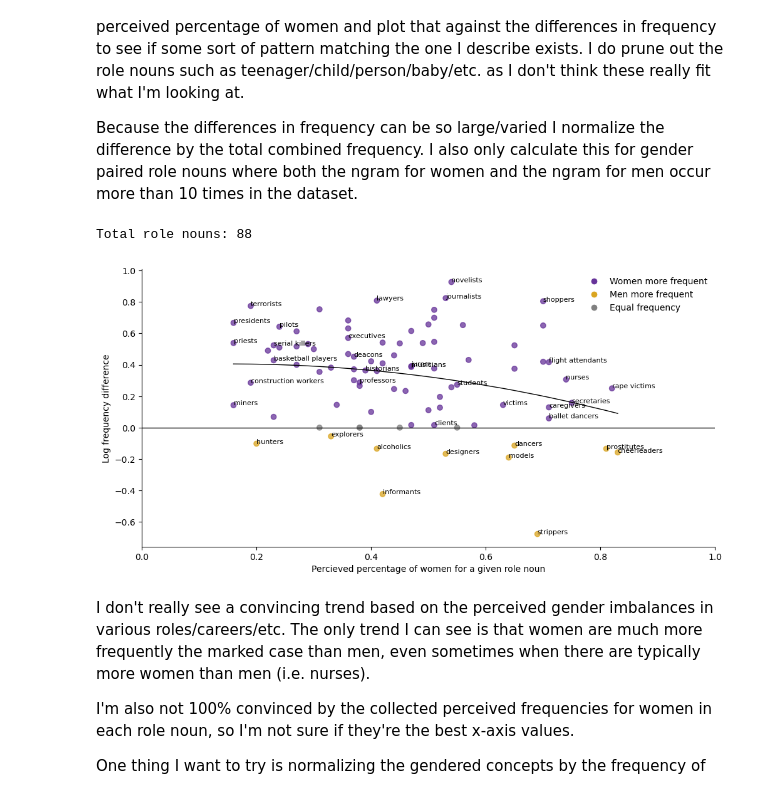
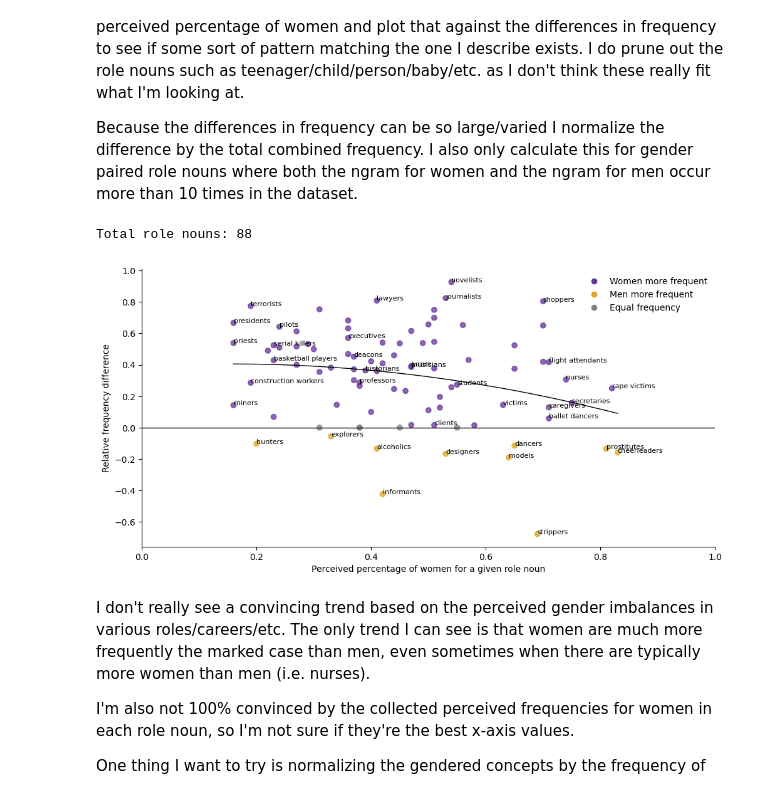
Before and after one commit to katie-warburton/Exploring-Biases-in-Gendered-Categories, a Jupyter notebook: Predicting Markedness/Predicting Frequency Asymmetries.ipynb, the cells around one changed output. Cells and saved outputs as stored; diff of their text form; code cells hidden in the pictures.

```diff
--- a/Predicting Markedness/Predicting Frequency Asymmetries.ipynb
+++ b/Predicting Markedness/Predicting Frequency Asymmetries.ipynb
@@ -75,32 +75,32 @@ with open('role nouns.txt') as f:
 # %%
 fig = plt.figure(figsize=(10, 5))
 ax = fig.add_subplot(111)
 col = np.where(np.array(freq_diffs) > 0, 'rebeccapurple', np.where(np.array(freq_diffs) < 0, 'goldenrod', 'gray'))
 plt.scatter(percent_w, freq_diffs, c=col, alpha=0.75)
 
 coefficients = np.polyfit(percent_w, freq_diffs, 2)
 poly = np.poly1d(coefficients)
 for i, txt in enumerate(labels):
     if freq_diffs[i] < 0:
         ax.text(percent_w[i], freq_diffs[i], txt, fontsize=8)
     elif freq_diffs[i] >= 0 and (i % 7 == 0 or freq_diffs[i] > 0.8 or percent_w[i] > 0.7 or percent_w[i] < 0.2):
         ax.text(percent_w[i], freq_diffs[i], txt, fontsize=8)
 ax.add_line(plt.Line2D([0, 1], [0, 0], color='black', linewidth=1))
 ax.spines[['right', 'top']].set_visible(False)
 ax.legend(handles=[plt.Line2D([0], [0], marker='o', color='w', markerfacecolor='rebeccapurple', markersize=8, label='Women more frequent'),
                    plt.Line2D([0], [0], marker='o', color='w', markerfacecolor='goldenrod', markersize=8, label = 'Men more frequent'),
                      plt.Line2D([0], [0], marker='o', color='w', markerfacecolor='gray', markersize=8, label = 'Equal frequency')], loc='upper right', frameon=False)
 sorted = np.sort(percent_w)
 plt.plot(sorted, poly(sorted), color='black', linewidth=1)
 plt.margins(x=0)
 plt.tight_layout()
-plt.ylabel('Log frequency difference')
-plt.xlabel('Percieved percentage of women for a given role noun')
+plt.ylabel('Relative frequency difference')
+plt.xlabel('Perceived percentage of women for a given role noun')
 plt.savefig('role_nouns.jpeg', dpi=400)
 print('Total role nouns:', len(labels))
 # %% [output]
 Total role nouns: 88
-[figure, old version]
+[figure, new version]
 # %% [markdown]
 I don't really see a convincing trend based on the perceived gender imbalances in various roles/careers/etc. The only trend I can see is that women are much more frequently the marked case than men, even sometimes when there are typically more women than men (i.e. nurses).
 
```
Also changed, not shown: parts of 1 cell of this notebook.
